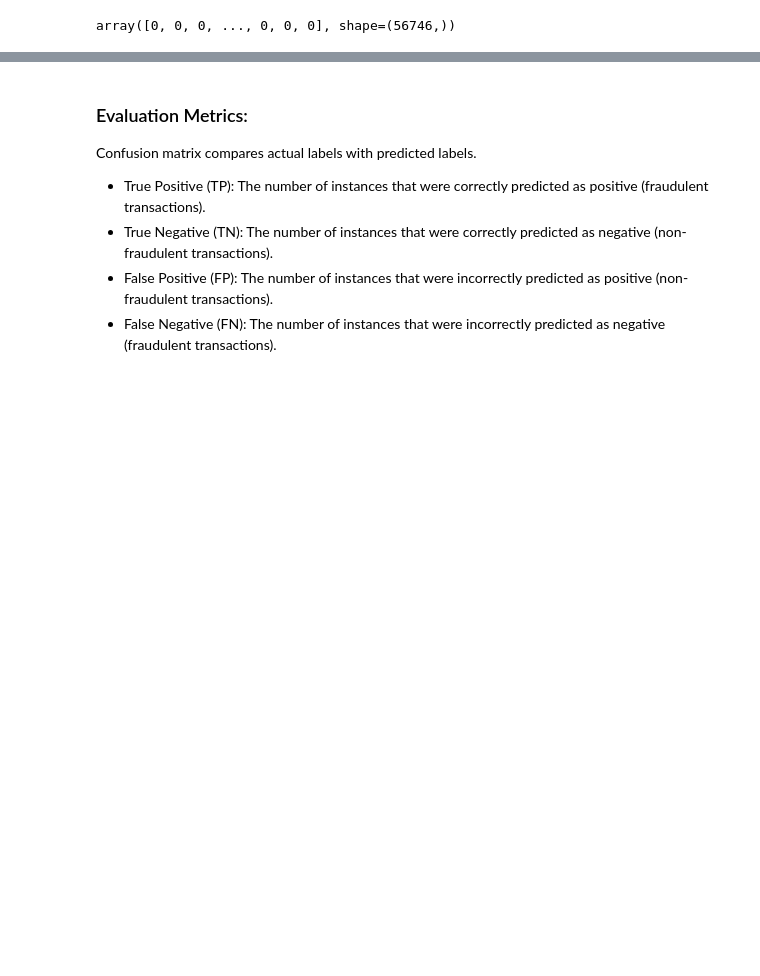
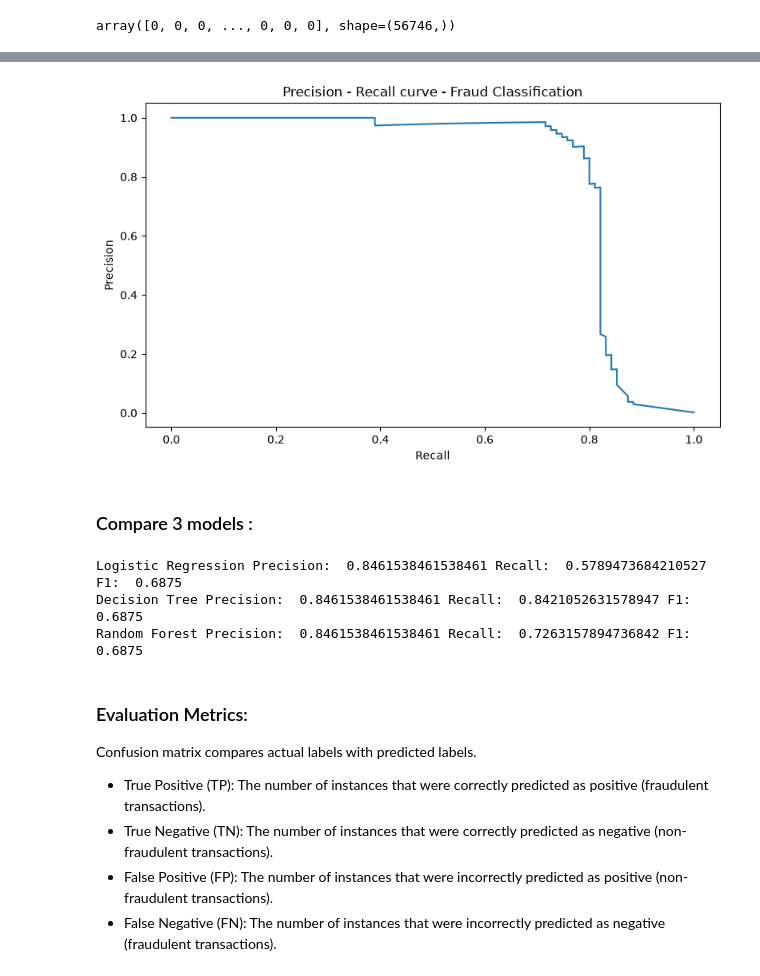
Before and after one commit to dharmender12/data_analytics_with_PYBI, a Jupyter notebook: fraud_detection_case_study.ipynb, the cells around one changed output, grey strips where cells are left out. Drawn from its saved outputs; the diff is of its cells as text; code cells hidden in the pictures; blank space fills up the shorter version.

```diff
--- a/fraud_detection_case_study.ipynb
+++ b/fraud_detection_case_study.ipynb
@@ -63,3 +243,38 @@ array([0, 0, 0, ..., 0, 0, 0], shape=(56746,))
+# %%
+from sklearn.metrics import precision_recall_curve, average_precision_score
+
+pr_precision, pr_recall, pr_thresholds = precision_recall_curve(y_test,fraud_probability)
+ap = average_precision_score(y_test,fraud_probability)
+
+plt.figure(figsize=(8,5))
+
+plt.plot(pr_recall,pr_precision,label=f"Average Precision = {ap:.3f}")
+plt.xlabel("Recall")
+plt.ylabel("Precision")
+plt.title("Precision - Recall curve - Fraud Classification")
+plt.tight_layout()
+plt.show()
+# %% [output]
+[figure, added]
+# %% [markdown]
+### Compare 3 models :
+# %%
+predictions = {
+    "Logistic Regression": y_pred,
+    "Decision Tree": tree_pred,
+    "Random Forest": rf_pred
+
+}
+
+for name, pred in predictions.items():
+    print(name,"Precision: ",precision_score(y_test,y_pred,zero_division=0),
+          "Recall: ",recall_score(y_test,pred,zero_division=0),
+          "F1: ",f1_score(y_test,y_pred,zero_division=0)
+    )
+# %% [output]
+Logistic Regression Precision:  0.8461538461538461 Recall:  0.5789473684210527 F1:  0.6875
+Decision Tree Precision:  0.8461538461538461 Recall:  0.8421052631578947 F1:  0.6875
+Random Forest Precision:  0.8461538461538461 Recall:  0.7263157894736842 F1:  0.6875
 # %% [markdown]
 ### Evaluation Metrics:
 Confusion matrix compares actual labels with predicted labels.
```
Also changed, not shown: parts of 21 cells of this notebook.
